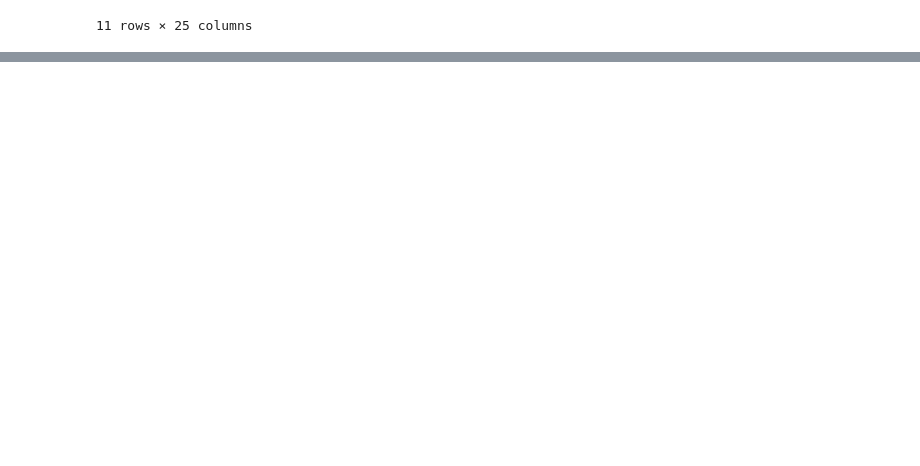
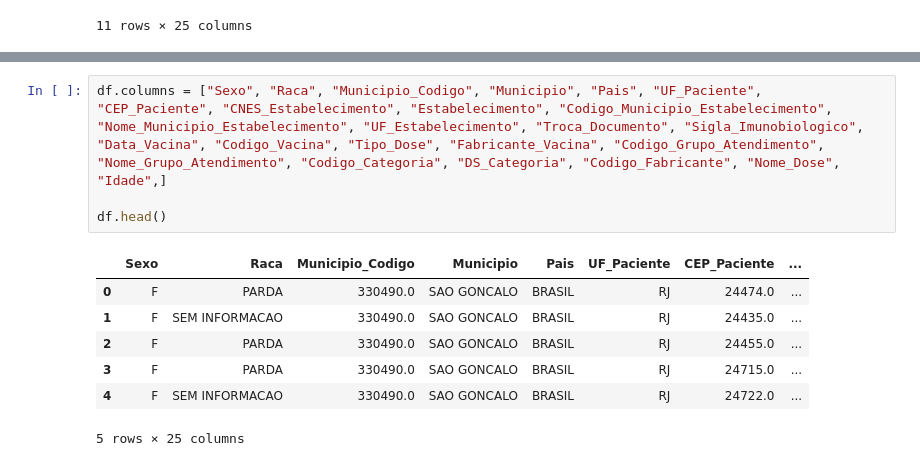
Before and after one commit to N1tr0Lucas/Trabalho-Big-Data-em-Python, a Jupyter notebook: Trabalho_BigDataPython.ipynb, the cells around one changed output, grey strips where cells are left out. Cells and saved outputs as stored; diff of their text form; blank space fills up the shorter version.

```diff
--- a/Trabalho_BigDataPython.ipynb
+++ b/Trabalho_BigDataPython.ipynb
@@ -144 +130,13 @@ df.head()
+# %%
+df.columns = ["Sexo", "Raca", "Municipio_Codigo", "Municipio", "Pais", "UF_Paciente", "CEP_Paciente", "CNES_Estabelecimento", "Estabelecimento", "Codigo_Municipio_Estabelecimento", "Nome_Municipio_Estabelecimento", "UF_Estabelecimento", "Troca_Documento", "Sigla_Imunobiologico", "Data_Vacina", "Codigo_Vacina", "Tipo_Dose", "Fabricante_Vacina", "Codigo_Grupo_Atendimento", "Nome_Grupo_Atendimento", "Codigo_Categoria", "DS_Categoria", "Codigo_Fabricante", "Nome_Dose", "Idade",]
+
+df.head()
+# %% [output]
+|  | Sexo | Raca | Municipio_Codigo | Municipio | Pais | UF_Paciente | CEP_Paciente | ... |
+| 0 | F | PARDA | 330490.0 | SAO GONCALO | BRASIL | RJ | 24474.0 | ... |
+| 1 | F | SEM INFORMACAO | 330490.0 | SAO GONCALO | BRASIL | RJ | 24435.0 | ... |
+| 2 | F | PARDA | 330490.0 | SAO GONCALO | BRASIL | RJ | 24455.0 | ... |
+| 3 | F | PARDA | 330490.0 | SAO GONCALO | BRASIL | RJ | 24715.0 | ... |
+| 4 | F | SEM INFORMACAO | 330490.0 | SAO GONCALO | BRASIL | RJ | 24722.0 | ... |
+5 rows × 25 columns
 # %%
```
Also changed, not shown: parts of 10 cells of this notebook.
